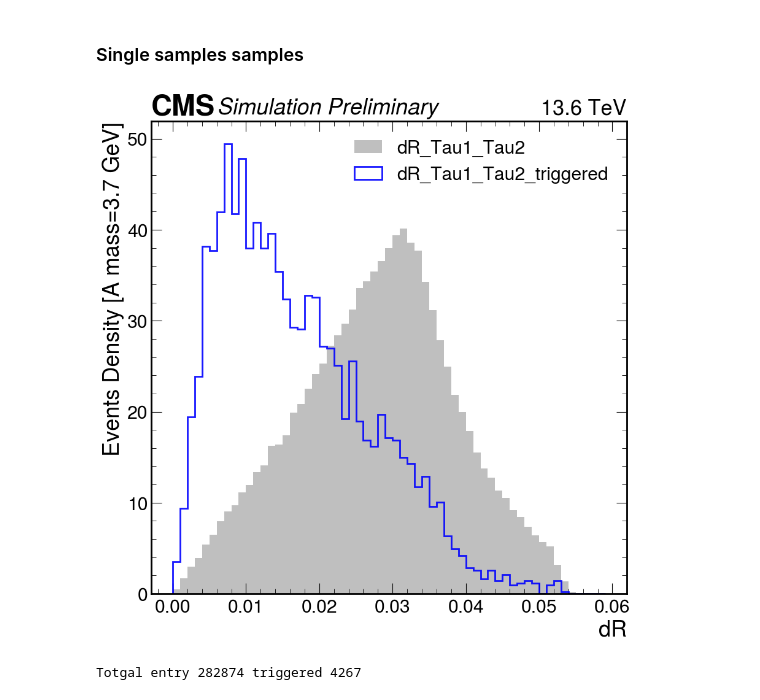
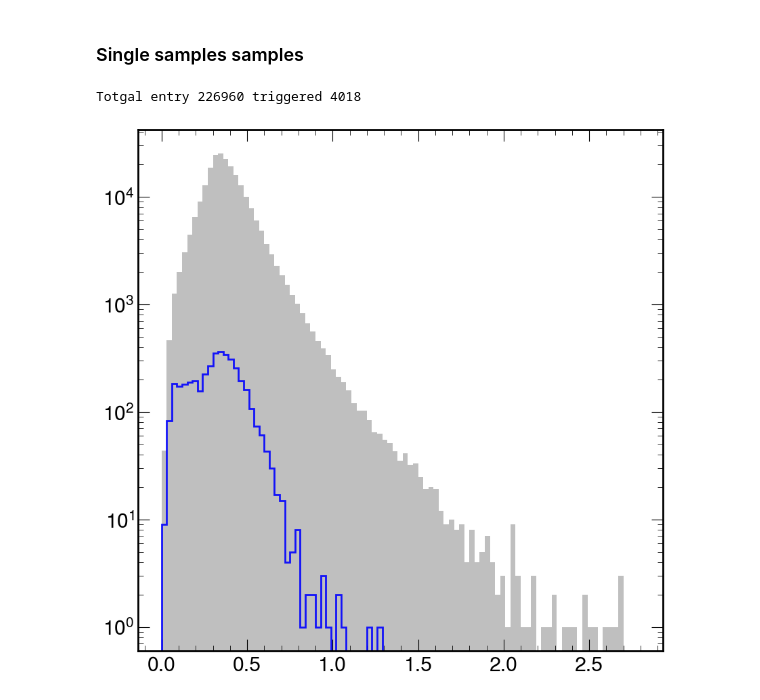
Before and after one commit to bhbam/H_AA_CLuster_jupyter_notebooks, a Jupyter notebook: Run_3_plot_H_AA_4Tau_Gen_Info_with_trigger_cut_from_rootfile_usig_uproot.ipynb, the cells around one changed output. Cells and saved outputs as stored; diff of their text form; code cells hidden in the pictures.

Commit message:
updated for all mass after trigger cut

```diff
--- a/Run_3_plot_H_AA_4Tau_Gen_Info_with_trigger_cut_from_rootfile_usig_uproot.ipynb
+++ b/Run_3_plot_H_AA_4Tau_Gen_Info_with_trigger_cut_from_rootfile_usig_uproot.ipynb
@@ -38,22 +36,38 @@ RHTree = file["fevt/RHTree"]
+# %%
+# file = uproot.open("data/GenInfo_only_90.root")
+file_m3p7 = uproot.open("../analysis_run3/Gen_Trigger_Information/CMSSW_13_0_13/src/Gen/Ntuples/GenInfo_with_trigger_cut_signal_M3p7_combined.root")
+file_m4 = uproot.open("../analysis_run3/Gen_Trigger_Information/CMSSW_13_0_13/src/Gen/Ntuples/GenInfo_with_trigger_cut_signal_M4_combined.root")
+file_m5 = uproot.open("../analysis_run3/Gen_Trigger_Information/CMSSW_13_0_13/src/Gen/Ntuples/GenInfo_with_trigger_cut_signal_M5_combined.root")
+file_m6 = uproot.open("../analysis_run3/Gen_Trigger_Information/CMSSW_13_0_13/src/Gen/Ntuples/GenInfo_with_trigger_cut_signal_M6_combined.root")
+file_m8 = uproot.open("../analysis_run3/Gen_Trigger_Information/CMSSW_13_0_13/src/Gen/Ntuples/GenInfo_with_trigger_cut_signal_M8_combined.root")
+file_m10 = uproot.open("../analysis_run3/Gen_Trigger_Information/CMSSW_13_0_13/src/Gen/Ntuples/GenInfo_with_trigger_cut_signal_M10_combined.root")
+file_m12 = uproot.open("../analysis_run3/Gen_Trigger_Information/CMSSW_13_0_13/src/Gen/Ntuples/GenInfo_with_trigger_cut_signal_M12_combined.root")
+file_m14 = uproot.open("../analysis_run3/Gen_Trigger_Information/CMSSW_13_0_13/src/Gen/Ntuples/GenInfo_with_trigger_cut_signal_M14_combined.root")
+
+RHTree_m3p7 = file_m3p7["fevt/RHTree"]
+RHTree_m4 = file_m4["fevt/RHTree"]
+RHTree_m5 = file_m5["fevt/RHTree"]
+RHTree_m6 = file_m6["fevt/RHTree"]
+RHTree_m8 = file_m8["fevt/RHTree"]
+RHTree_m10 = file_m10["fevt/RHTree"]
+RHTree_m12 = file_m12["fevt/RHTree"]
+RHTree_m14 = file_m14["fevt/RHTree"]
+# %%
+RHTree= RHTree_m10
+dR_Tau1_Tau2_after_trigger = RHTree.arrays(["dR_Tau1_Tau2"], "trigger > 0", library="numpy")["dR_Tau1_Tau2"]
+dR_Tau1_Tau2_flat = np.concatenate(dR_Tau1_Tau2_after_trigger)
+dR_Tau1_Tau2 = RHTree.arrays(["dR_Tau1_Tau2"],"dR_Tau1_Tau2 > -111",library="pd")['dR_Tau1_Tau2']
+print("Totgal entry", len(dR_Tau1_Tau2), "triggered", len(dR_Tau1_Tau2_flat))
+total_events.append(len(dR_Tau1_Tau2))
+triggered_events.append(len(dR_Tau1_Tau2_flat))
+fig, ax = plt.subplots()
+plt.hist(dR_Tau1_Tau2,bins=np.arange(0,2.8,0.03),linestyle='--',linewidth=2, color='grey',alpha=0.5,label=f"dR_Tau1_Tau2 ({total_events[i]})", density=0)
+plt.hist(dR_Tau1_Tau2_flat,bins=np.arange(0,2.8,0.03),histtype='step',linewidth=2, color='b',alpha=0.9,label=f"dR_Tau1_Tau2_triggered ({triggered_events[i]})", density=0)
+plt.yscale("log")
+# %% [output]
+Totgal entry 226960 triggered 4018
+[figure, added]
 # %%
 # RHTree.keys()
 # RHTree.typenames()
 # RHTree.show()
-# %%
-dR_Tau1_Tau2_after_trigger = RHTree.arrays(["dR_Tau1_Tau2"], "trigger > 0", library="numpy")["dR_Tau1_Tau2"]
-dR_Tau1_Tau2_flat = np.concatenate(dR_Tau1_Tau2_after_trigger)
-dR_Tau1_Tau2 = RHTree.arrays(["dR_Tau1_Tau2"],"dR_Tau1_Tau2 > -111",library="pd")['dR_Tau1_Tau2']
-fig, ax = plt.subplots()
-plt.hist(dR_Tau1_Tau2,bins=np.arange(0,0.06,0.001),linestyle='--',linewidth=2, color='grey',alpha=0.5,label="dR_Tau1_Tau2", density=1)
-plt.hist(dR_Tau1_Tau2_flat,bins=np.arange(0,0.06,0.001),histtype='step',linewidth=2, color='b',alpha=0.9,label="dR_Tau1_Tau2_triggered", density=1)
-plt.legend()
-plt.ylabel("Events Density [A mass=3.7 GeV]")
-plt.xlabel("dR")
-plt.legend()
-hep.cms.label(llabel="Simulation Preliminary", rlabel="13.6 TeV", loc=0, ax=ax)
-# if save: plt.savefig('%s/gen_A_mass_hist.png'%(out_dir),  bbox_inches='tight', dpi=100, facecolor = "w")
-plt.show()
-print("Totgal entry", len(dR_Tau1_Tau2), "triggered", len(dR_Tau1_Tau2_flat))
-# %% [output]
-[figure, removed]
-Totgal entry 282874 triggered 4267
```
Also changed, not shown: parts of 66 cells of this notebook, 1 other file.
